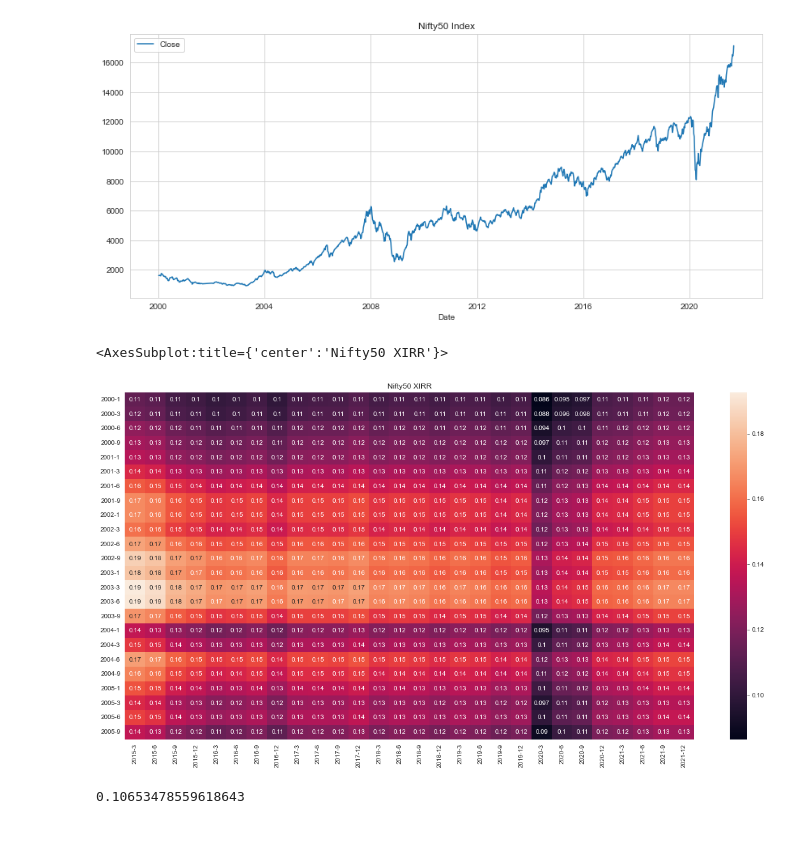
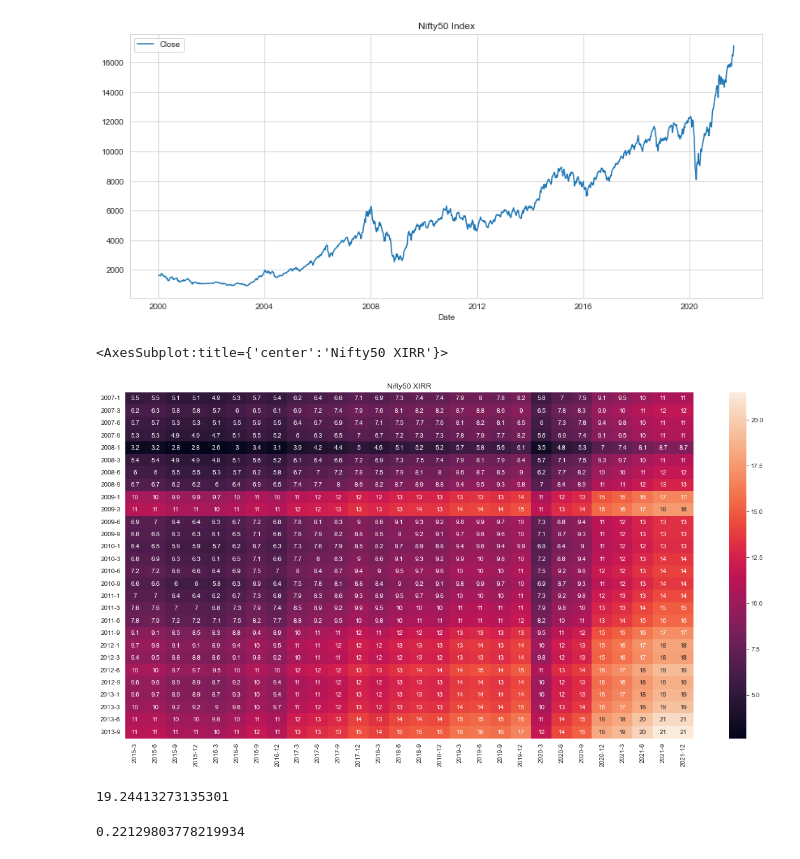
Before and after one commit to vb2317/beat_the_index, a Jupyter notebook: beat_the_index.ipynb, the cells around one changed output. Saved outputs shown, nothing was run; the diff lists cells and outputs as text; code cells hidden in the pictures.

```diff
--- a/beat_the_index.ipynb
+++ b/beat_the_index.ipynb
@@ -20,10 +20,13 @@ sns.set_style("whitegrid")
 # %%
 df = df.rename(columns = {"Close": "close"})
 # %%
-start_years = range(2000, 2006)
+first_year = 2007
+last_year = 2021
+last_month = 12
+start_years = range(first_year, 2014)
 start_quarters = [1, 3, 6, 9]
-end_years = range(2015, 2022)
-end_quarters = [3, 6, 9, 12]
+end_years = range(2015, last_year+1)
+end_quarters = [3, 6, 9, last_month]
 # %%
 def gen_start_date():
     for y1 in start_years:
@@ -50,10 +53,11 @@ for start_date in gen_start_date():
     xirr_all.append(xirr_idxs)
 # %%
 df_xi = pd.DataFrame(xirr_all, columns=end_dates, index=start_dates)
+df_xi = df_xi * 100
 plt.figure(figsize=(20,10))
 plt.title("Nifty50 XIRR")
 
 sns.heatmap(data=df_xi, annot=True)
 # %% [output]
 <AxesSubplot:title={'center':'Nifty50 XIRR'}>
-[figure, old version]
+[figure, new version]
@@ -67 +64,5 @@ def get_xirr_index(dfw):
+# %%
+get_compound_int_mf(.19, 17)
+# %% [output]
+19.24413273135301
 # %%
@@ -133,8 +159,9 @@ df2 = df2.rename(columns={"residual": "cash_flow"})
 irr_df = pd.concat([df1, df2])
 irr_df = irr_df.set_index("Date").sort_index().reset_index()
 xirr_folio = xirr(irr_df)
+xirr_folio
 # %% [output]
-0.10653478559618643
+0.22129803778219934
 # %%
 dfw.loc[:, ["cum_residual", "expected_mean", "total_value"]].plot(figsize=(14,6))
 # %% [output]
```
Also changed, not shown: parts of 6 cells of this notebook.
